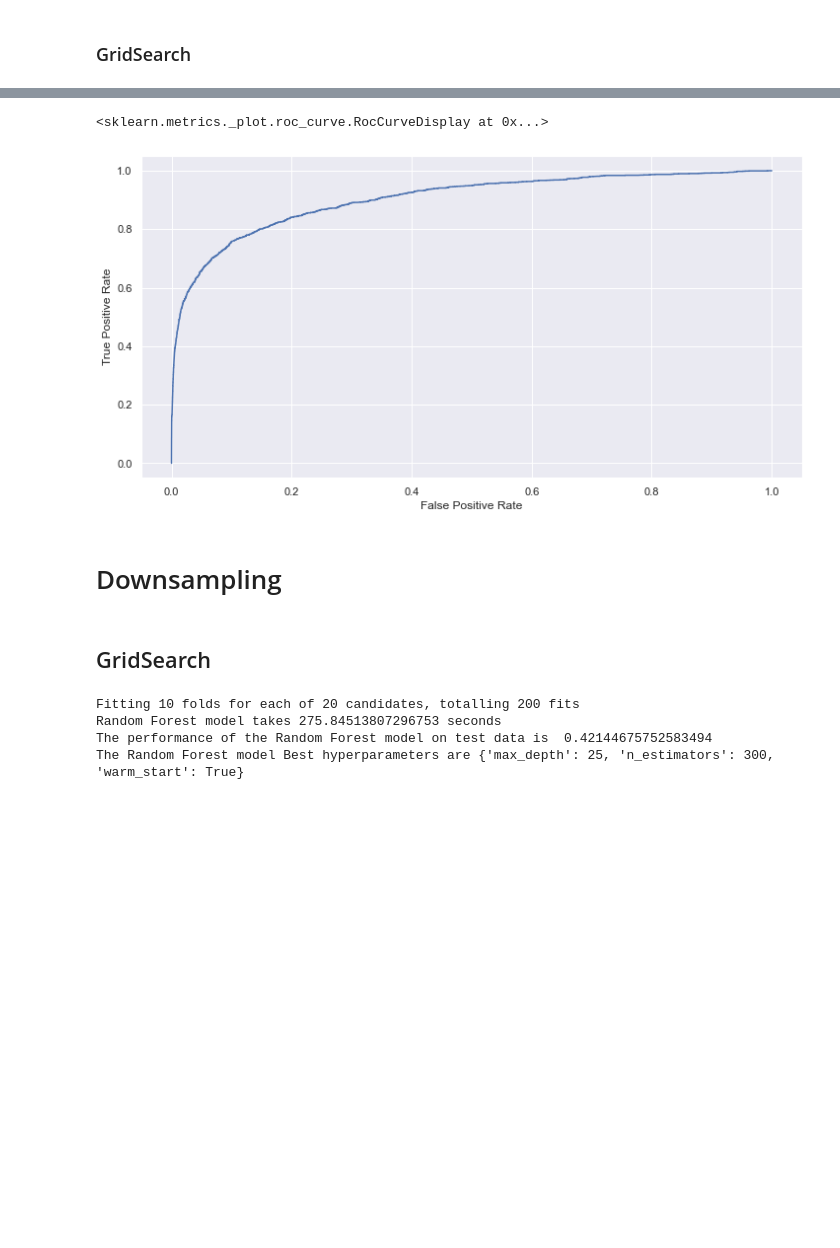
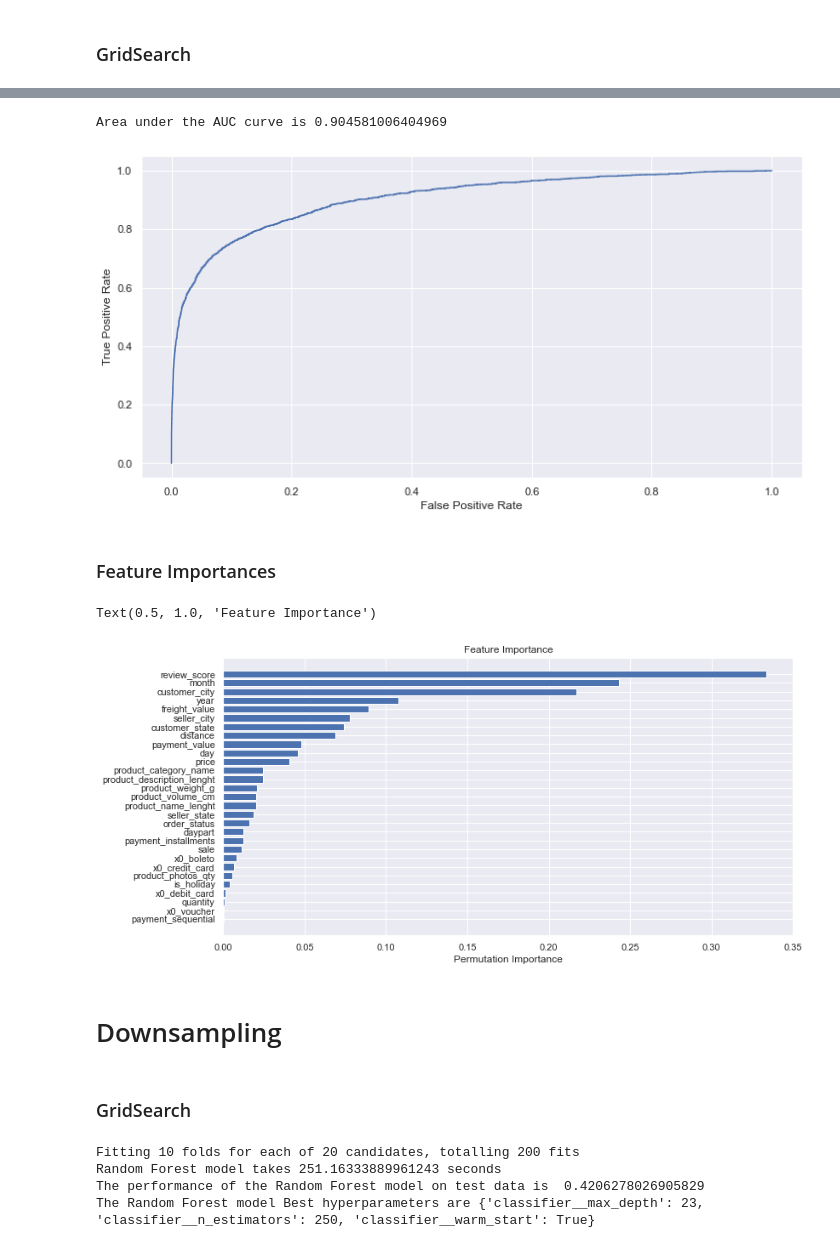
Before and after one commit to lukaswangbk/Delivery-Delay-Prediction, a Jupyter notebook: Notebook/3_4_RandomForest.ipynb, the cells around one changed output, grey strips where cells are left out. Cells and saved outputs as stored; diff of their text form; code cells hidden in the pictures; blank space fills up the shorter version.

```diff
--- a/Notebook/3_4_RandomForest.ipynb
+++ b/Notebook/3_4_RandomForest.ipynb
@@ -9,7 +9,7 @@ df  = pd.read_csv('../Dataset/brazilian_ecommerce_encoded.csv')
 
 #split dataset in features and target variable
 y = df["is_delayed"]
-X = df.drop(["is_delayed"], axis=1, inplace=False)
+X = df.drop(["is_delayed", "Unnamed: 0.2"], axis=1, inplace=False)
 # %%
 # split X and y into training and testing sets
 X_dev, X_test, y_dev, y_test = train_test_split(X, y, random_state=random_state, test_size=0.2, stratify=y)
@@ -55,0 +28,25 @@ The Random Forest model Best hyperparameters are {'max_depth': 27, 'n_estimators
+# %%
+start3 = time()
+
+parameter_grid = {'classifier__n_estimators': [230, 250, 270, 300],
+                  'classifier__max_depth':[20, 23, 25, 27, 30] ,
+                  'classifier__warm_start': [True]}
+
+pipe_randomforest_tune = Pipeline([('classifier', RandomForestClassifier(random_state=random_state))])
+# randomForestClf = RandomForestClassifier(random_state = random_state)
+
+
+pipe_randomforest = make_pipeline(GridSearchCV(estimator=pipe_randomforest_tune,
+                                               param_grid=parameter_grid,
+                                               return_train_score=True,
+                                               cv=StratifiedKFold(n_splits=10, shuffle=False),
+                                               scoring=['recall','f1'],
+                                               refit='f1',
+                                               verbose=5))
+
+pipe_randomforest.fit(X_dev, np.ravel(y_dev))
+end3 = time()
+print("Random Forest model takes " + str(end3-start3) + " seconds")
+print("The performance of the Random Forest model on test data is ", pipe_randomforest.score(X_test, y_test))
+grid_search_rf= pipe_randomforest.named_steps["gridsearchcv"]
+print("The Random Forest model Best hyperparameters are {} ".format(grid_search_rf.best_params_))
@@ -78,9 +108,26 @@ plt.plot(recall, precision,'ro');
 # %%
+from sklearn.metrics import roc_auc_score
 fpr, tpr, thresholds = roc_curve(y_test, probs, pos_label = 1)
 disp = RocCurveDisplay(fpr = fpr, tpr = tpr)
 disp.plot()
+
+print("Area under the AUC curve is {}".format(roc_auc_score(y_test, probs)))
 # %% [output]
-<sklearn.metrics._plot.roc_curve.RocCurveDisplay at 0x...>
+Area under the AUC curve is 0.904581006404969
 [figure]
+# %% [markdown]
+### Feature Importances
+# %%
+perm_importance = permutation_importance(pipe_randomforest, X_test, y_test)
+
+feature_names = X.columns
+feat_imp = perm_importance.importances_mean
+sorted_idx = feat_imp.argsort()
+plt.barh(feature_names[sorted_idx], feat_imp[sorted_idx])
+plt.xlabel("Permutation Importance")
+plt.title("Feature Importance")
+# %% [output]
+Text(0.5, 1.0, 'Feature Importance')
+[figure, added]
 # %%
 filename = '../model/RandomForest_stratified.sav'
@@ -91,17 +138,19 @@ pickle.dump(pipe_randomforest, open(filename, 'wb'))
 rus = RandomUnderSampler(replacement=False, random_state=random_state)
 X_dev_us, y_dev_us = rus.fit_resample(X_dev, y_dev)
 # %% [markdown]
-## GridSearch
+### GridSearch
 # %%
 start3 = time()
 
-parameter_grid = {'n_estimators': [230, 250, 270, 300], 'max_depth':[20, 23, 25, 27, 30] , 'warm_start': [True]}
+parameter_grid = {'classifier__n_estimators': [230, 250, 270, 300],
+                  'classifier__max_depth':[20, 23, 25, 27, 30] ,
+                  'classifier__warm_start': [True]}
 
 pipe_randomforest_tune = Pipeline([('classifier', RandomForestClassifier(random_state=random_state))])
-randomForestClf = RandomForestClassifier(random_state = random_state)
+# randomForestClf = RandomForestClassifier(random_state = random_state)
 
 
-pipe_randomforest_rus = make_pipeline(GridSearchCV(estimator=randomForestClf,
+pipe_randomforest_rus = make_pipeline(GridSearchCV(estimator=pipe_randomforest_tune,
                                                param_grid=parameter_grid,
                                                return_train_score=True,
                                                cv=StratifiedKFold(n_splits=10,shuffle=False),
@@ -118,7 +167,7 @@ grid_search_rf= pipe_randomforest_rus.named_steps["gridsearchcv"]
 print("The Random Forest model Best hyperparameters are {} ".format(grid_search_rf.best_params_))
 # %% [output]
 Fitting 10 folds for each of 20 candidates, totalling 200 fits
-Random Forest model takes 275.84513807296753 seconds
-The performance of the Random Forest model on test data is  0.42144675752583494
-The Random Forest model Best hyperparameters are {'max_depth': 25, 'n_estimators': 300, 'warm_start': True}
+Random Forest model takes 251.16333889961243 seconds
+The performance of the Random Forest model on test data is  0.4206278026905829
+The Random Forest model Best hyperparameters are {'classifier__max_depth': 23, 'classifier__n_estimators': 250, 'classifier__warm_start': True}
 # %% [markdown]
```
Also changed, not shown: parts of 15 cells of this notebook, 7 other files.
